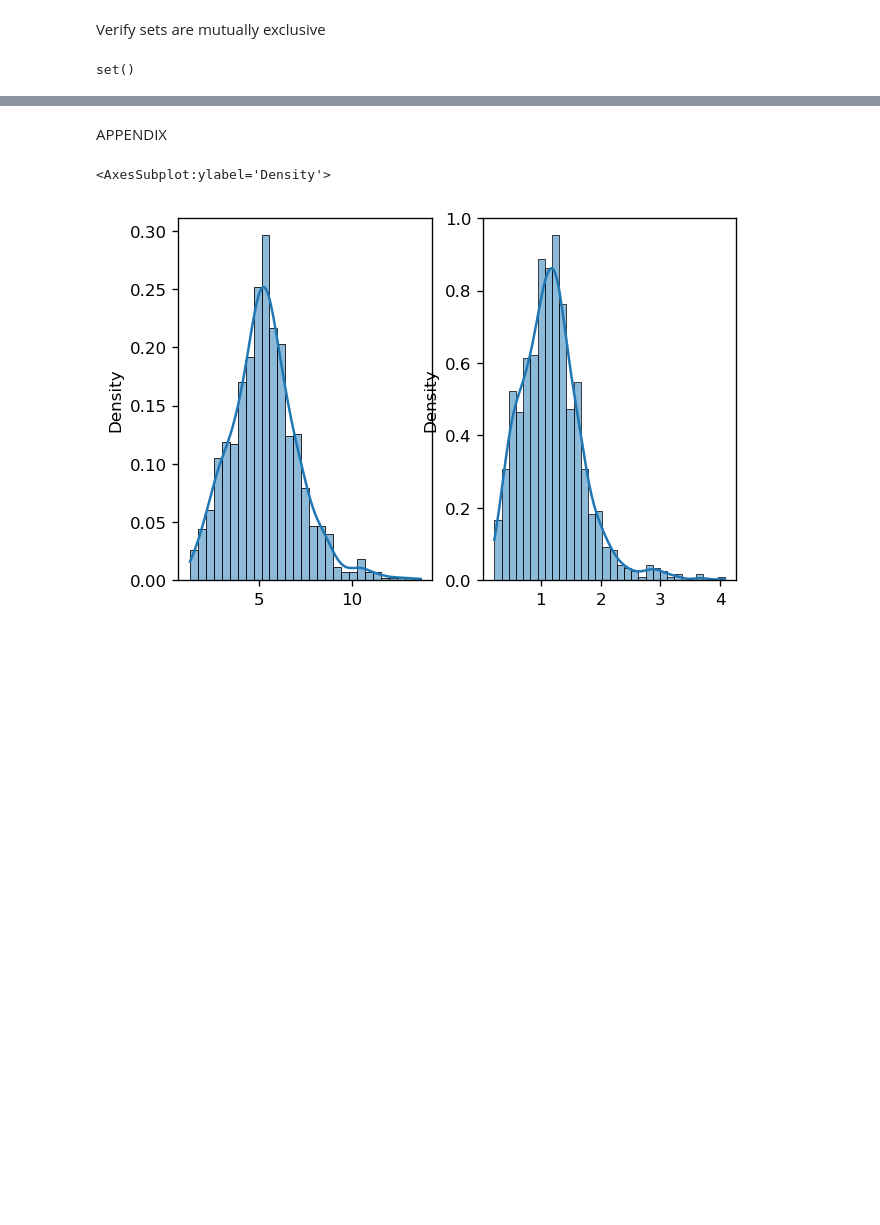
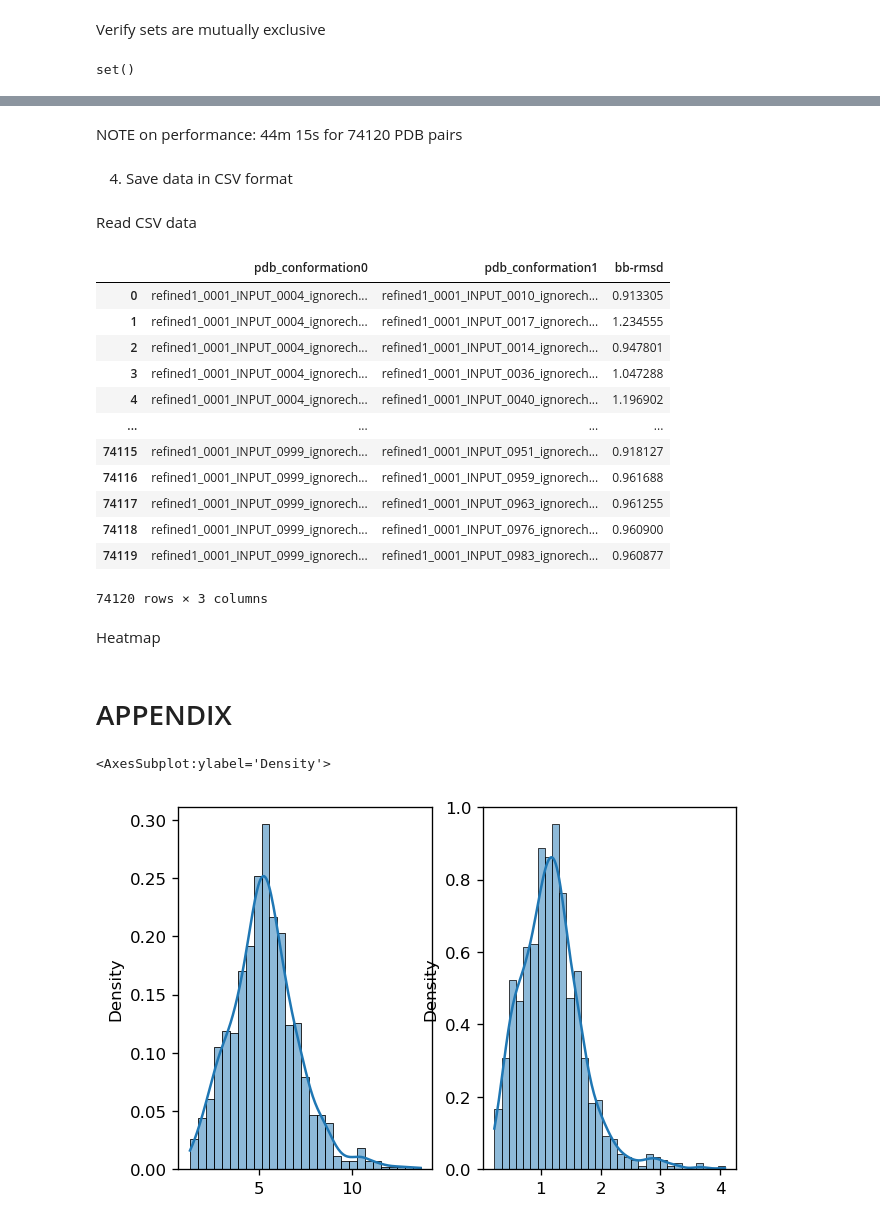
Before and after one commit to broncio123/phd-notebooks, a Jupyter notebook: Analyses/figures_nbs/docking_conductance.ipynb, the cells around one changed output, grey strips where cells are left out. Drawn from its saved outputs; the diff is of its cells as text; code cells hidden in the pictures; blank space fills up the shorter version.

```diff
--- a/Analyses/figures_nbs/docking_conductance.ipynb
+++ b/Analyses/figures_nbs/docking_conductance.ipynb
@@ -224,0 +183,34 @@ TypeError: float() argument must be a string or a number, not 'generator'
+# %% [markdown]
+NOTE on performance: 44m 15s for 74120 PDB pairs
+# %% [markdown]
+4. Save data in CSV format
+# %%
+import csv
+
+output_file = 'data/docking_models/cWza_rmsd_data.csv'
+with open(output_file, 'w') as f:
+    writer = csv.writer(f)
+    writer.writerow(["pdb_conformation0", "pdb_conformation1", "bb-rmsd"])
+    [writer.writerow(list(all_pdb_pairs[i])+[data_out[i]]) for i in range(len(data_out))]
+# %% [markdown]
+Read CSV data
+# %%
+import pandas as pd
+df = pd.read_csv(output_file)
+df
+# %% [output]
+|  | pdb_conformation0 | pdb_conformation1 | bb-rmsd |
+| 0 | refined1_0001_INPUT_0004_ignorech... | refined1_0001_INPUT_0010_ignorech... | 0.913305 |
+| 1 | refined1_0001_INPUT_0004_ignorech... | refined1_0001_INPUT_0017_ignorech... | 1.234555 |
+| 2 | refined1_0001_INPUT_0004_ignorech... | refined1_0001_INPUT_0014_ignorech... | 0.947801 |
+| 3 | refined1_0001_INPUT_0004_ignorech... | refined1_0001_INPUT_0036_ignorech... | 1.047288 |
+| 4 | refined1_0001_INPUT_0004_ignorech... | refined1_0001_INPUT_0040_ignorech... | 1.196902 |
+| ... | ... | ... | ... |
+| 74115 | refined1_0001_INPUT_0999_ignorech... | refined1_0001_INPUT_0951_ignorech... | 0.918127 |
+| 74116 | refined1_0001_INPUT_0999_ignorech... | refined1_0001_INPUT_0959_ignorech... | 0.961688 |
+| 74117 | refined1_0001_INPUT_0999_ignorech... | refined1_0001_INPUT_0963_ignorech... | 0.961255 |
+| 74118 | refined1_0001_INPUT_0999_ignorech... | refined1_0001_INPUT_0976_ignorech... | 0.960900 |
+| 74119 | refined1_0001_INPUT_0999_ignorech... | refined1_0001_INPUT_0983_ignorech... | 0.960877 |
+74120 rows × 3 columns
+# %% [markdown]
+Heatmap
@@ -225,5 +221,5 @@ TypeError: float() argument must be a string or a number, not 'generator'
 # %% [markdown]
-APPENDIX
+# APPENDIX
 # %%
 mutant = mutant_names[2]
 filename = 'data/'+mutant+'_hole_1-1000.raw_dat'
```
Also changed, not shown: parts of 19 cells of this notebook.
